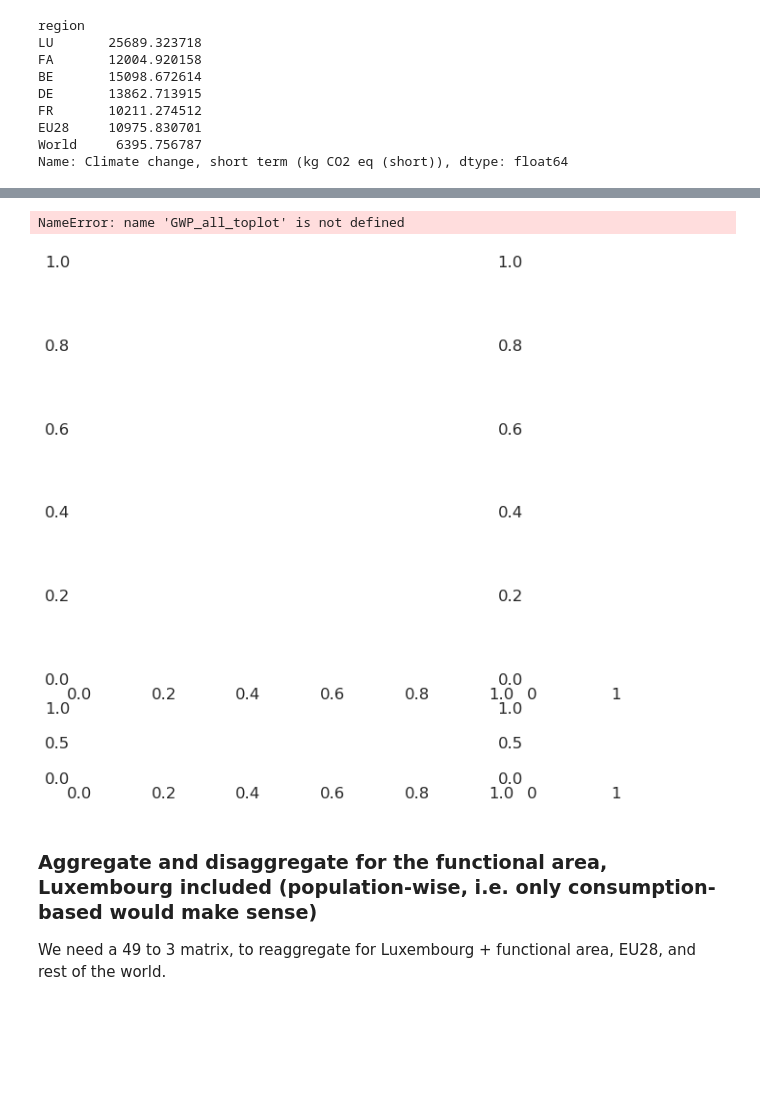
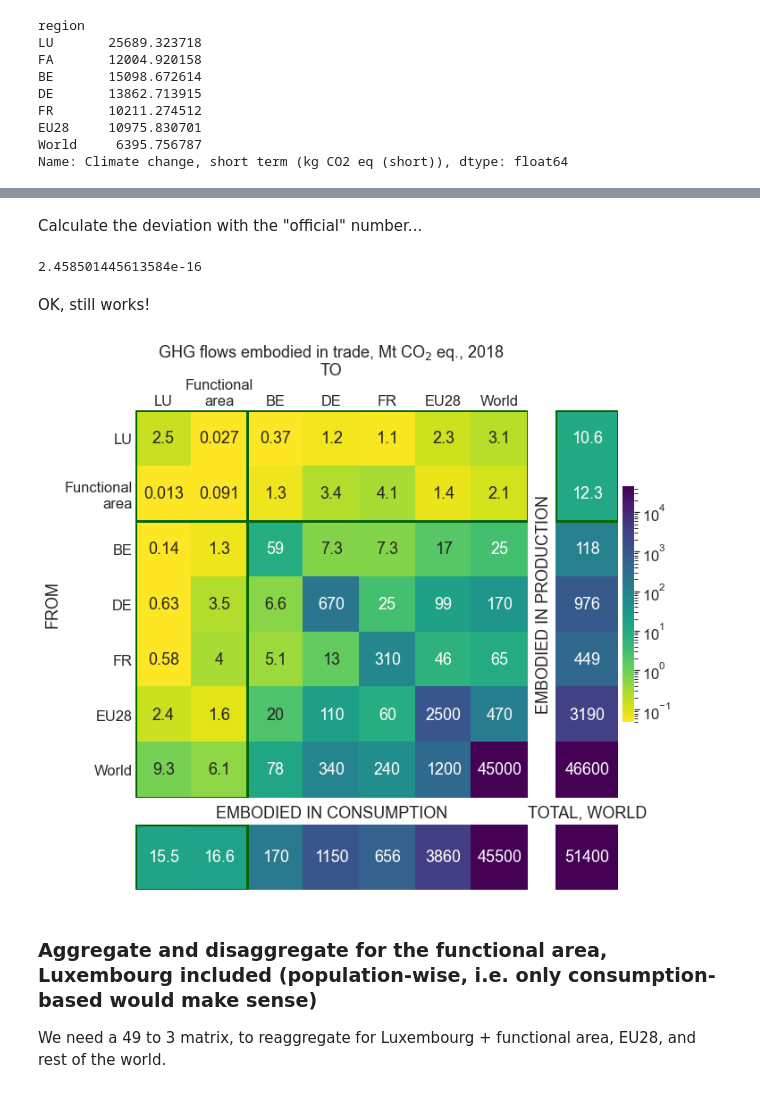
Before and after one commit to thomasgibon/io-footprinting, a Jupyter notebook: exiobase_use.ipynb, the cells around one changed output, grey strips where cells are left out. Drawn from its saved outputs; the diff is of its cells as text; code cells hidden in the pictures; blank space fills up the shorter version.

```diff
--- a/exiobase_use.ipynb
+++ b/exiobase_use.ipynb
@@ -307,3 +399,6 @@ LU_cba_GHG=Q.loc[ind].mul(io.satellite.D_cba_reg['LU'])
+# %%
+GHG_cons_pro_FD=pd.DataFrame(np.diag(io.impact.F_Y.sum(level='region',axis=1).loc[ind]),index=GHG_cons_pro.index,columns=GHG_cons_pro.columns)
+GHG_cons_pro_tot=GHG_cons_pro+GHG_cons_pro_FD
 # %% [markdown]
 ### Aggregate and disaggregate for the functional area, Luxembourg excluded (population-wise, i.e. only consumption-based would make sense)
 We need a 49 to 4 matrix, to reaggregate for Luxembourg, functional area, EU28, and rest of the world.
@@ -343,7 +438,7 @@ array([1., 1., 1., 1., 1., 1., 1., 1., 1., 1., 1., 1., 1., 1., 1., 1., 1.,
        1., 1., 1., 1., 1., 1., 1., 1., 1., 1., 1., 1., 1., 1., 1.])
 # %%
 # Reaggregate
-reg_agg_names=['LU','FA','BE','DE','FR','EU28','World']
+reg_agg_names=['LU','Functional\narea','BE','DE','FR','EU28','World']
 ioagg = io.aggregate(region_agg=reg_agg_matrix,
                      region_names=reg_agg_names,
                         inplace=False)
@@ -580,10 +499,21 @@ GWP_territorial_all_summary
+# %%
+GHG_summary=pd.DataFrame(reg_agg_matrix.dot(GHG_cons_pro_tot.dot(reg_agg_matrix.T)),
+             index=reg_agg_names,
+             columns=reg_agg_names)
+# %% [markdown]
+Calculate the deviation with the "official" number...
+# %%
+abs((GHG_summary.sum()['LU']-io.impact.D_cba_reg.loc[ind,'LU'])/io.impact.D_cba_reg.loc[ind,'LU'])
+# %% [output]
+2.458501445613584e-16
+# %% [markdown]
+OK, still works!
 # %%
-GWP_all_toplot  = GWP_territorial_all_summary.applymap(lambda x: round(x, int(np.floor(1 - np.floor(np.log10(x))))))
-GWP_prod_toplot  = [*zip(GWP_territorial_all_summary.sum(1).apply(lambda x: round(x, int(np.floor(2 - np.floor(np.log10(x)))))))]
-GWP_cons_toplot  = [GWP_territorial_all_summary.sum(0).apply(lambda x: round(x, int(np.floor(2 - np.floor(np.log10(x))))))]
-GWP_total_toplot = [pd.Series(GWP_territorial_all_summary.sum().sum()).apply(lambda x: round(x, int(np.floor(2 - np.floor(np.log10(x))))))]
-
-GWP_cons_toplot
+GHG_summary *= 1e-9 # convert to Mt
+GWP_all_toplot   = GHG_summary.applymap(lambda x: round(x, int(np.floor(1 - np.floor(np.log10(x))))))
+GWP_prod_toplot  = [*zip(GHG_summary.sum(1).apply(lambda x: round(x, int(np.floor(2 - np.floor(np.log10(x)))))))]
+GWP_cons_toplot  = [GHG_summary.sum(0).apply(lambda x: round(x, int(np.floor(2 - np.floor(np.log10(x))))))]
+GWP_total_toplot = [pd.Series(GHG_summary.sum().sum()).apply(lambda x: round(x, int(np.floor(2 - np.floor(np.log10(x))))))]
 # %%
 sns.set(font_scale=1.5)
 
@@ -602,7 +532,7 @@ cmap  = 'viridis_r'
 
 sns.heatmap(GWP_all_toplot, annot=True,
             norm=matplotlib.colors.LogNorm(vmin=1,
-                                           vmax=GWP_territorial_all_summary.max().max()),
+                                           vmax=GHG_summary.max().max()),
            fmt='g',
             cmap=cmap,
             cbar=False,
@@ -610,7 +540,7 @@ sns.heatmap(GWP_all_toplot, annot=True,
 
 sns.heatmap(GWP_prod_toplot, annot=True,
             norm=matplotlib.colors.LogNorm(vmin=.05,
-                                           vmax=GWP_territorial_all_summary.max().max()),
+                                           vmax=GHG_summary.max().max()),
 
             cmap=cmap,
            fmt='g',
@@ -619,7 +549,7 @@ sns.heatmap(GWP_prod_toplot, annot=True,
 sns.heatmap(GWP_cons_toplot, annot=True,
 #             annot_kws={'rotation': 90},
             norm=matplotlib.colors.LogNorm(vmin=.05,
-                                           vmax=GWP_territorial_all_summary.max().max()),
+                                           vmax=GHG_summary.max().max()),
             cbar=False,
             cmap=cmap,
            fmt='g',
@@ -627,7 +557,7 @@ sns.heatmap(GWP_cons_toplot, annot=True,
 
 sns.heatmap(GWP_total_toplot, annot=True,
             norm=matplotlib.colors.LogNorm(vmin=.05,
-                                           vmax=GWP_territorial_all_summary.max().max()),
+                                           vmax=GHG_summary.max().max()),
             cbar=False,
             cmap=cmap,
             yticklabels=[],
@@ -649,35 +579,34 @@ ax[0,1].set_ylabel('EMBODIED IN PRODUCTION')
 ax[1,1].set_xlabel('')
 ax[1,1].set_xticks([])
 ax[1,1].set_xlabel('TOTAL, WORLD',labelpad=8)
 ax[1,1].xaxis.set_label_position('top')
 
 ax[1,0].set_xlabel('EMBODIED IN CONSUMPTION',labelpad=8)
 ax[1,0].xaxis.set_label_position('top')
 ax[1,0].set_ylabel('')
 ax[1,0].set_yticklabels([])
 ax[1,0].set_xticklabels([])
 ax[1,0].set_xticks([])
 
 hili=0
 ax[0,0].add_patch(Rectangle((0, hili), 7, 2, fill=False, edgecolor='darkgreen', lw=3))
 ax[0,0].add_patch(Rectangle((hili, 0), 2, 7, fill=False, edgecolor='darkgreen', lw=3))
 ax[0,1].add_patch(Rectangle((0, hili), 1, 2, fill=False, edgecolor='darkgreen', lw=3))
 ax[1,0].add_patch(Rectangle((hili, 0), 2, 1, fill=False, edgecolor='darkgreen', lw=3))
 
 
 # resize the corner box
 ax01pos = ax[0,1].get_position().bounds
 ax11pos = list(ax[1,1].get_position().bounds)
 ax11pos[2] = ax01pos[2]
 ax[1,1].set_position(ax11pos)
 
 fig.savefig('GHG_in_trade_{}.svg'.format(year),
             facecolor='white',
             edgecolor='none',
             bbox_inches='tight')
 # %% [output]
-NameError: name 'GWP_all_toplot' is not defined
-[figure, old version]
+[figure, new version]
 # %% [markdown]
 ### Aggregate and disaggregate for the functional area, Luxembourg included (population-wise, i.e. only consumption-based would make sense)
 We need a 49 to 3 matrix, to reaggregate for Luxembourg + functional area, EU28, and rest of the world.
```
Also changed, not shown: parts of 59 cells of this notebook, 1 other file.
